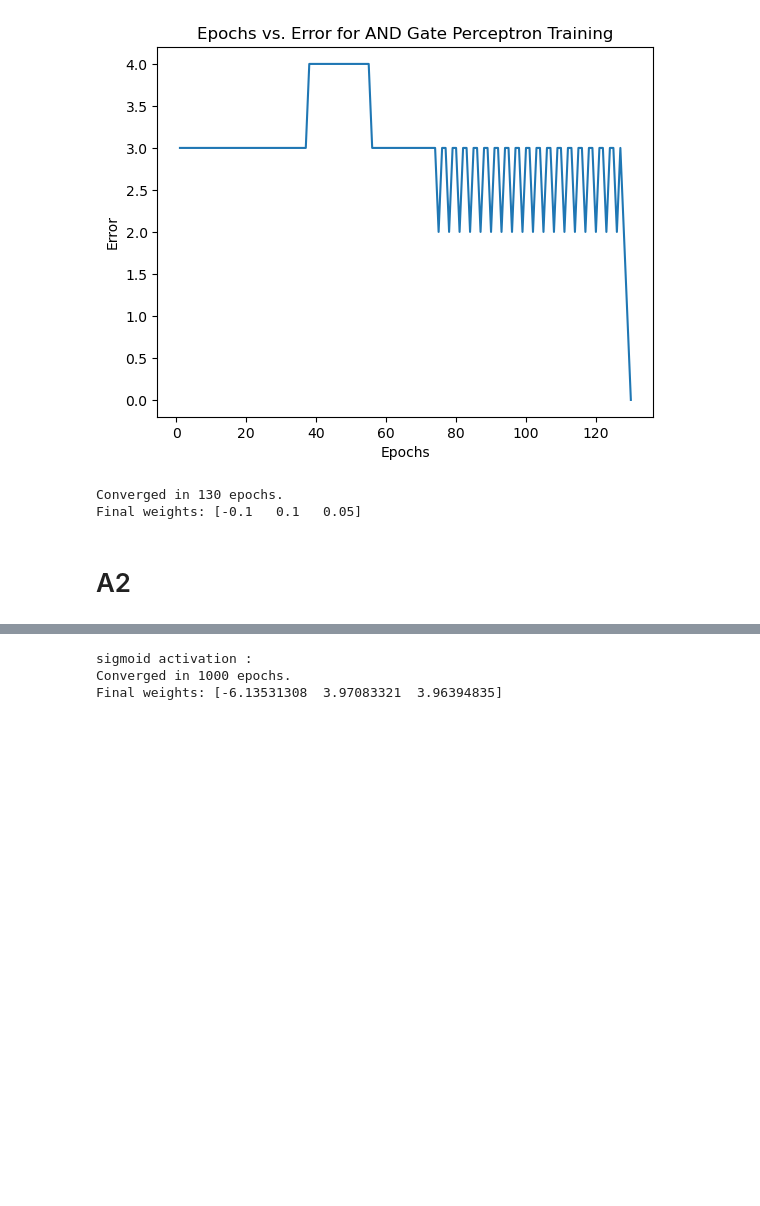
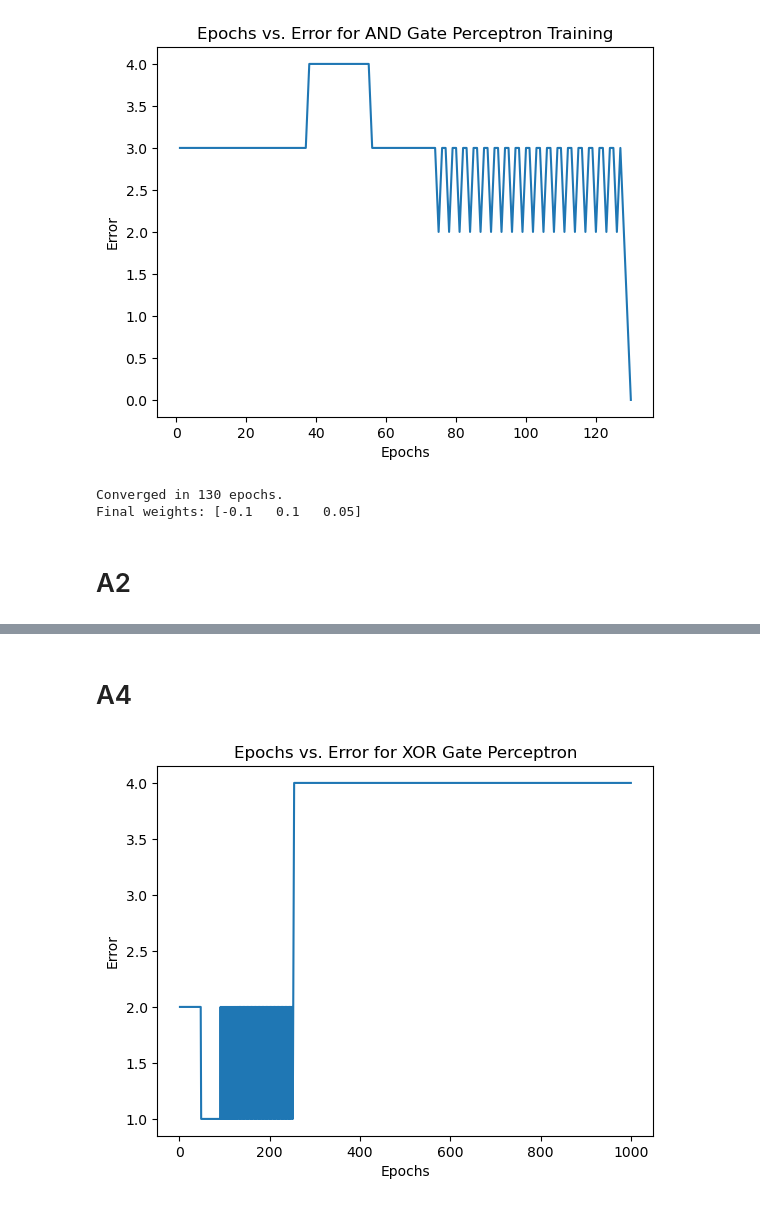
Before and after one commit to Sanjana23chowdary/lab5, a Jupyter notebook: ml lab5_cse21131.ipynb, the cells around one changed output, grey strips where cells are left out. Drawn from its saved outputs; the diff is of its cells as text; code cells hidden in the pictures; blank space fills up the shorter version.

```diff
--- a/ml lab5_cse21131.ipynb
+++ b/ml lab5_cse21131.ipynb
@@ -93,39 +188,42 @@ Final weights: [-0.1   0.1   0.05]
+# %% [markdown]
+# A4
 # %%
-def sigmoid_activation(x):
-    return 1 / (1 + np.exp(-x))
+import numpy as np
+import matplotlib.pyplot as plt
 
-W = np.array([10, 0.2, -0.75])
+def step_function(x):
+    return 1 if x > 0 else 0
+W0, W1, W2 = 10, 0.2, -0.75
 learning_rate = 0.05
+epochs = 1000
 convergence_error = 0.002
-max_epochs = 1000
 
-input_data = np.array([[0, 0], [0, 1], [1, 0], [1, 1]])
-target_output = np.array([0, 0, 0, 1])
+X = np.array([[0, 0], [0, 1], [1, 0], [1, 1]])
+y = np.array([0, 1, 1, 0])
 
-error_values = []
-epochs = 0
-while True:
+error_list = []
+for epoch in range(epochs):
     total_error = 0
-    for i in range(len(input_data)):
+    for i in range(len(X)):
+        weighted_sum = W0 + W1 * X[i, 0] + W2 * X[i, 1]
 
-        weighted_sum = W[0] + W[1] * input_data[i, 0] + W[2] * input_data[i, 1]
-        predicted_output = sigmoid_activation(weighted_sum)
-        error_i = target_output[i] - predicted_output
-        total_error += error_i ** 2
-        W[0] += learning_rate * error_i
-        W[1] += learning_rate * error_i * input_data[i, 0]
-        W[2] += learning_rate * error_i * input_data[i, 1]
+        output = step_function(weighted_sum)
+        error = y[i] - output
+        W0 += learning_rate * error
+        W1 += learning_rate * error * X[i, 0]
+        W2 += learning_rate * error * X[i, 1]
 
-    error_values.append(total_error)
-    epochs += 1
+        total_error += error ** 2
+    error_list.append(total_error)
 
-    if total_error <= convergence_error or epochs >= max_epochs:
+    if total_error <= convergence_error:
+        print(f"Converged after {epoch + 1} epochs.")
         break
 
-print("sigmoid activation : ")
-print(f"Converged in {epochs} epochs.")
-print("Final weights:", W)
+plt.plot(range(1, len(error_list) + 1), error_list)
+plt.xlabel('Epochs')
+plt.ylabel('Error')
+plt.title('Epochs vs. Error for XOR Gate Perceptron')
+plt.show()
 # %% [output]
-sigmoid activation :
-Converged in 1000 epochs.
-Final weights: [-6.13531308  3.97083321  3.96394835]
+[figure, added]
```
Also changed, not shown: parts of 22 cells of this notebook.
